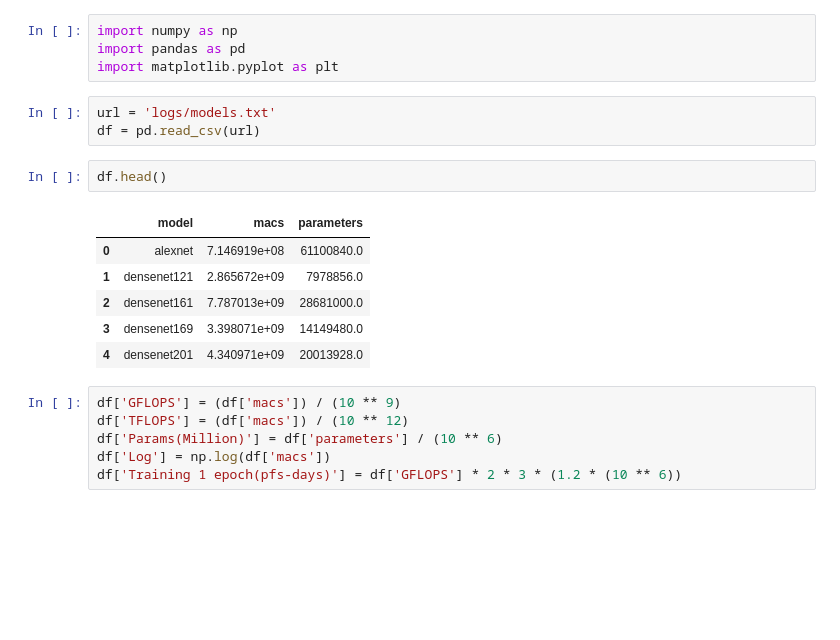
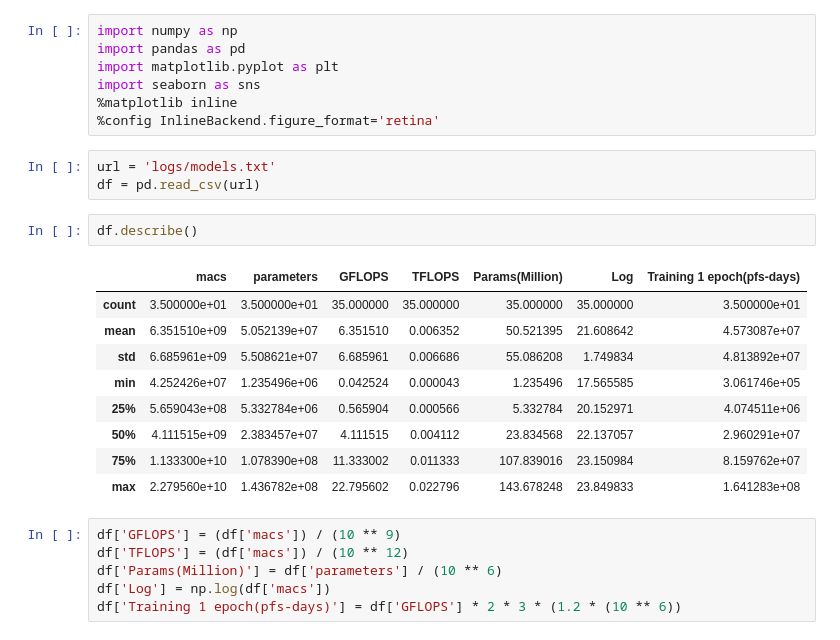
Before and after one commit to MScDissertation/model_hub, a Jupyter notebook: Vision models.ipynb, the cells around one changed output. Cells and saved outputs as stored; diff of their text form; blank space fills up the shorter version.

```diff
--- a/Vision models.ipynb
+++ b/Vision models.ipynb
@@ -2,18 +2,24 @@
 import numpy as np
 import pandas as pd
 import matplotlib.pyplot as plt
+import seaborn as sns
+%matplotlib inline
+%config InlineBackend.figure_format='retina'
 # %%
 url = 'logs/models.txt'
 df = pd.read_csv(url)
 # %%
-df.head()
+df.describe()
 # %% [output]
-|  | model | macs | parameters |
-| 0 | alexnet | 7.146919e+08 | 61100840.0 |
-| 1 | densenet121 | 2.865672e+09 | 7978856.0 |
-| 2 | densenet161 | 7.787013e+09 | 28681000.0 |
-| 3 | densenet169 | 3.398071e+09 | 14149480.0 |
-| 4 | densenet201 | 4.340971e+09 | 20013928.0 |
+|  | macs | parameters | GFLOPS | TFLOPS | Params(Million) | Log | Training 1 epoch(pfs-days) |
+| count | 3.500000e+01 | 3.500000e+01 | 35.000000 | 35.000000 | 35.000000 | 35.000000 | 3.500000e+01 |
+| mean | 6.351510e+09 | 5.052139e+07 | 6.351510 | 0.006352 | 50.521395 | 21.608642 | 4.573087e+07 |
+| std | 6.685961e+09 | 5.508621e+07 | 6.685961 | 0.006686 | 55.086208 | 1.749834 | 4.813892e+07 |
+| min | 4.252426e+07 | 1.235496e+06 | 0.042524 | 0.000043 | 1.235496 | 17.565585 | 3.061746e+05 |
+| 25% | 5.659043e+08 | 5.332784e+06 | 0.565904 | 0.000566 | 5.332784 | 20.152971 | 4.074511e+06 |
+| 50% | 4.111515e+09 | 2.383457e+07 | 4.111515 | 0.004112 | 23.834568 | 22.137057 | 2.960291e+07 |
+| 75% | 1.133300e+10 | 1.078390e+08 | 11.333002 | 0.011333 | 107.839016 | 23.150984 | 8.159762e+07 |
+| max | 2.279560e+10 | 1.436782e+08 | 22.795602 | 0.022796 | 143.678248 | 23.849833 | 1.641283e+08 |
 # %%
 df['GFLOPS'] = (df['macs']) / (10 ** 9)
 df['TFLOPS'] = (df['macs']) / (10 ** 12)
```
Also changed, not shown: parts of 6 cells of this notebook, 2 other files.
